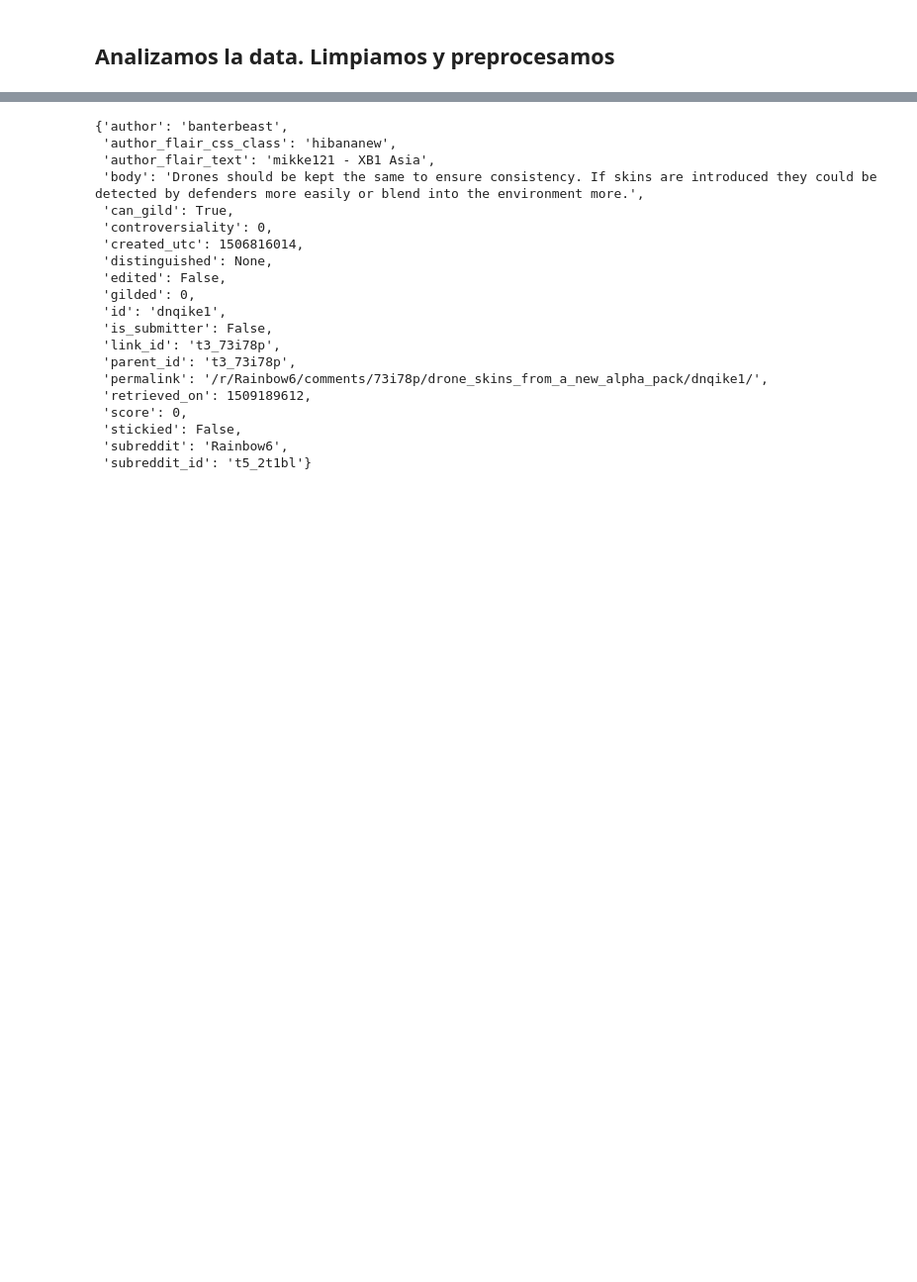
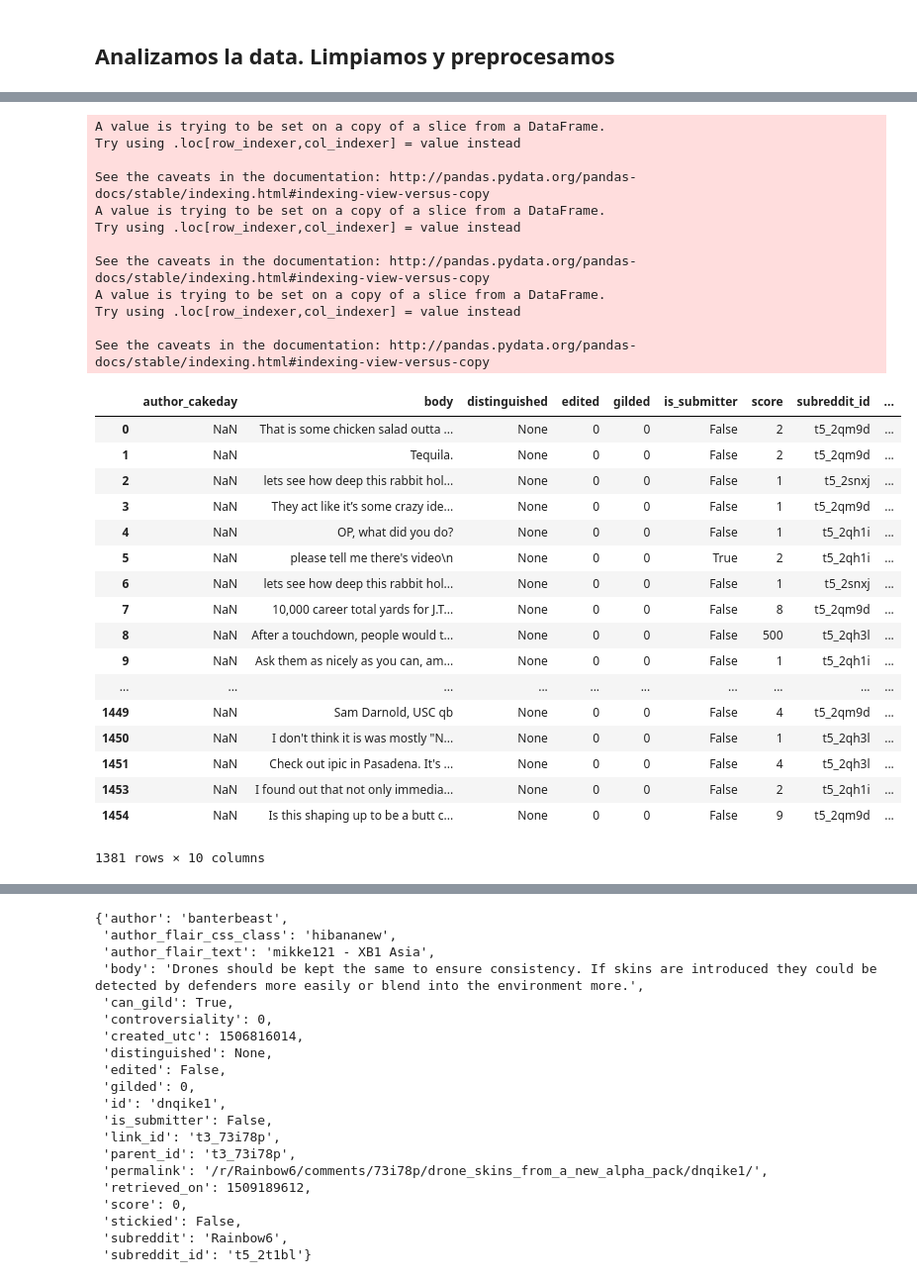
Before and after one commit to JaumeBofi/Reddit-Karma-Predictor, a Jupyter notebook: TA ML.ipynb, the cells around one changed output, grey strips where cells are left out. Shown at 99% size. Drawn from its saved outputs; the diff is of its cells as text; code cells hidden in the pictures; blank space fills up the shorter version.

```diff
--- a/TA ML.ipynb
+++ b/TA ML.ipynb
@@ -38,0 +58,4 @@ for filename in os.listdir(data_directory):
+# %%
+# Subreddits with more data
+subredditTop = entry_df.groupby('subreddit').count().sort_values(by=['subreddit_id'], ascending=False).head(5)
+subredditTop
@@ -38,0 +70,4 @@ for filename in os.listdir(data_directory):
+# %%
+# List of most popular subreddits
+subredditList = subredditTop[subredditTop.columns[0]].keys().tolist()
+subredditList
@@ -38,0 +90,6 @@ for filename in os.listdir(data_directory):
+# %%
+entry_df = entry_df[entry_df['subreddit'].isin(subredditList)]
+print(entry_df.shape)
+entry_df.reset_index(drop=True,inplace=True)
+entry_df
+# We get 14 % of data
@@ -38,0 +116,5 @@ for filename in os.listdir(data_directory):
+# %%
+## Podemos borrar algunas columnas no relevantes para el analisis
+entry_df = entry_df.drop(['subreddit','author','controversiality','author_flair_css_class','author_flair_text','can_gild','created_utc','id','permalink','retrieved_on','stickied','parent_id','link_id'],axis = 1)
+print(entry_df.shape)
+entry_df.head()
@@ -38,0 +143,58 @@ for filename in os.listdir(data_directory):
+# %%
+## Vamos a elimitar el formato de hipervinculo en un comentario []() y agregar una
+
+hyperLinks = {}
+hyerLinksCount = {}
+commentLength = {}
+def processHyperLink(row):
+    comment = row['body']
+    matches = re.findall(r"\[.*\]\(.*\)", comment)
+    hyperLinks[row.name] = []
+    hyerLinksCount[row.name] = len(matches)
+    if matches:
+        for match in matches:
+            m = re.search(r"\[.*\]", match)
+            if(m):
+                comment = comment.replace(match,m.group(0))
+            m = re.search(r"\(.*\)", match)
+            if(m):
+                hyperLinks[row.name].append(m.group(0))
+    commentLength[row.name] = len(comment)
+    return comment
+
+
+df['body'] = df.apply(processHyperLink,axis=1)
+df['commentLength'] = pd.Series(commentLength)
+df['hyperlinksCount'] = pd.Series(hyerLinksCount)
+df
+# %% [output]
+A value is trying to be set on a copy of a slice from a DataFrame.
+Try using .loc[row_indexer,col_indexer] = value instead
+
+See the caveats in the documentation: http://pandas.pydata.org/pandas-docs/stable/indexing.html#indexing-view-versus-copy
+A value is trying to be set on a copy of a slice from a DataFrame.
+Try using .loc[row_indexer,col_indexer] = value instead
+
+See the caveats in the documentation: http://pandas.pydata.org/pandas-docs/stable/indexing.html#indexing-view-versus-copy
+A value is trying to be set on a copy of a slice from a DataFrame.
+Try using .loc[row_indexer,col_indexer] = value instead
+
+See the caveats in the documentation: http://pandas.pydata.org/pandas-docs/stable/indexing.html#indexing-view-versus-copy
+|  | author_cakeday | body | distinguished | edited | gilded | is_submitter | score | subreddit_id | ... |
+| 0 | NaN | That is some chicken salad outta ... | None | 0 | 0 | False | 2 | t5_2qm9d | ... |
+| 1 | NaN | Tequila. | None | 0 | 0 | False | 2 | t5_2qm9d | ... |
+| 2 | NaN | lets see how deep this rabbit hol... | None | 0 | 0 | False | 1 | t5_2snxj | ... |
+| 3 | NaN | They act like it’s some crazy ide... | None | 0 | 0 | False | 1 | t5_2qm9d | ... |
+| 4 | NaN | OP, what did you do? | None | 0 | 0 | False | 1 | t5_2qh1i | ... |
+| 5 | NaN | please tell me there's video\n | None | 0 | 0 | True | 2 | t5_2qh1i | ... |
+| 6 | NaN | lets see how deep this rabbit hol... | None | 0 | 0 | False | 1 | t5_2snxj | ... |
+| 7 | NaN | 10,000 career total yards for J.T... | None | 0 | 0 | False | 8 | t5_2qm9d | ... |
+| 8 | NaN | After a touchdown, people would t... | None | 0 | 0 | False | 500 | t5_2qh3l | ... |
+| 9 | NaN | Ask them as nicely as you can, am... | None | 0 | 0 | False | 1 | t5_2qh1i | ... |
+| ... | ... | ... | ... | ... | ... | ... | ... | ... | ... |
+| 1449 | NaN | Sam Darnold, USC qb | None | 0 | 0 | False | 4 | t5_2qm9d | ... |
+| 1450 | NaN | I don't think it is was mostly "N... | None | 0 | 0 | False | 1 | t5_2qh3l | ... |
+| 1451 | NaN | Check out ipic in Pasadena. It's ... | None | 0 | 0 | False | 4 | t5_2qh3l | ... |
+| 1453 | NaN | I found out that not only immedia... | None | 0 | 0 | False | 2 | t5_2qh1i | ... |
+| 1454 | NaN | Is this shaping up to be a butt c... | None | 0 | 0 | False | 9 | t5_2qm9d | ... |
+1381 rows × 10 columns
```
Also changed, not shown: parts of 33 cells of this notebook.
